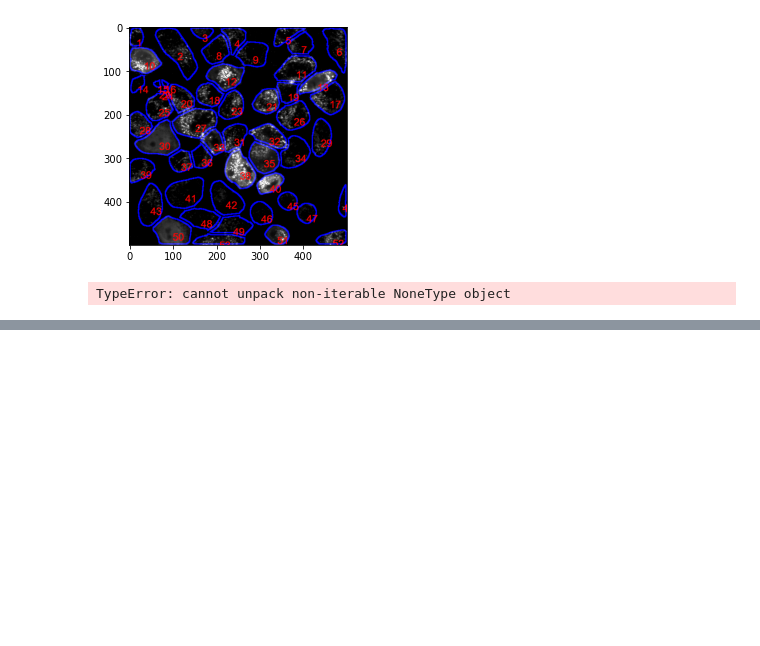
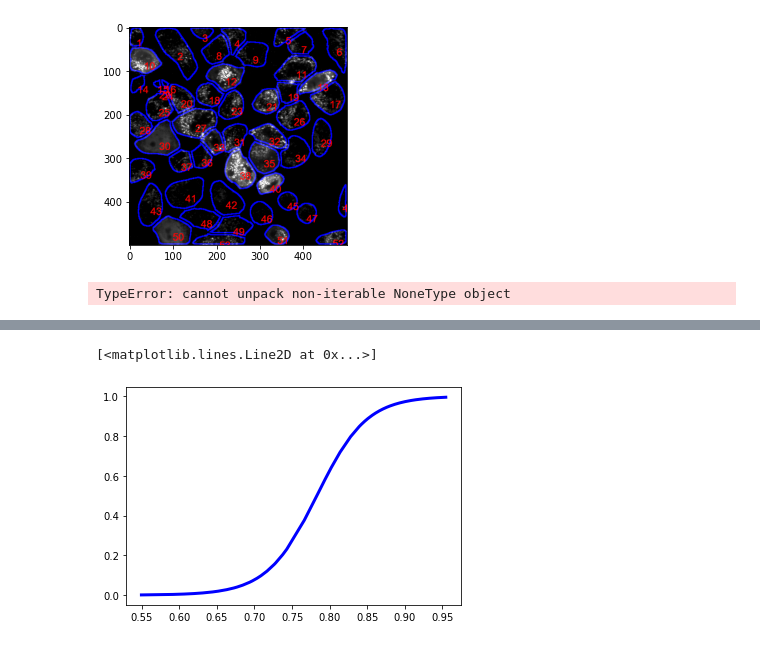
Before and after one commit to gkanfer/deploy_AIPS, a Jupyter notebook: BayesTraining/seeborn histogram.ipynb, the cells around one changed output, grey strips where cells are left out. Cells and saved outputs as stored; diff of their text form; code cells hidden in the pictures; blank space fills up the shorter version.

Commit message:
Model training function complete

```diff
--- a/BayesTraining/seeborn histogram.ipynb
+++ b/BayesTraining/seeborn histogram.ipynb
@@ -189,0 +227,19 @@ TypeError: cannot unpack non-iterable NoneType object
+# %%
+path_input =  r'F:\HAB_2\PrinzScreen\Deploy\unitest'
+files = glob.glob(pathname=path_input+"\*.csv")
+
+#dfMergeFinel = pd.read_csv(os.path.join(path_input,file))
+dfMergeFinel = ag.MERGE().mergeTable(tableInput_name_list = files)
+dfMergeFinelFitelrd = ag.MERGE().calcDecay(dfMergeFinel,5)
+# %%
+rate = dfMergeFinelFitelrd.intensity.values
+y_0 = dfMergeFinelFitelrd.classLabel.values
+with pm.Model() as model_logistic_basic:
+    a = pm.Normal('a',0,10)
+    b = pm.Normal('b',0,10)
+    mu = a + pm.math.dot(rate,b)
+    theta = pm.Deterministic('theta', 1 / (1 + pm.math.exp(-mu)))
+    bd = pm.Deterministic('bd',-a/b)
+    yl = pm.Bernoulli('yl',theta,observed = y_0)
+    trace = pm.sample(500, tune=500, target_accept=0.99,random_seed=RANDOM_SEED)
+idata = az.from_pymc3(trace, model=model_logistic_basic)
@@ -189,0 +254,7 @@ TypeError: cannot unpack non-iterable NoneType object
+# %%
+theta = trace['theta'].mean(0)
+idx = np.argsort(rate)
+plt.plot(rate[idx],theta[idx],color ='b',lw=3)
+# %% [output]
+[<matplotlib.lines.Line2D at 0x...>]
+[figure, added]
```
Also changed, not shown: parts of 16 cells of this notebook, 18 other files.
